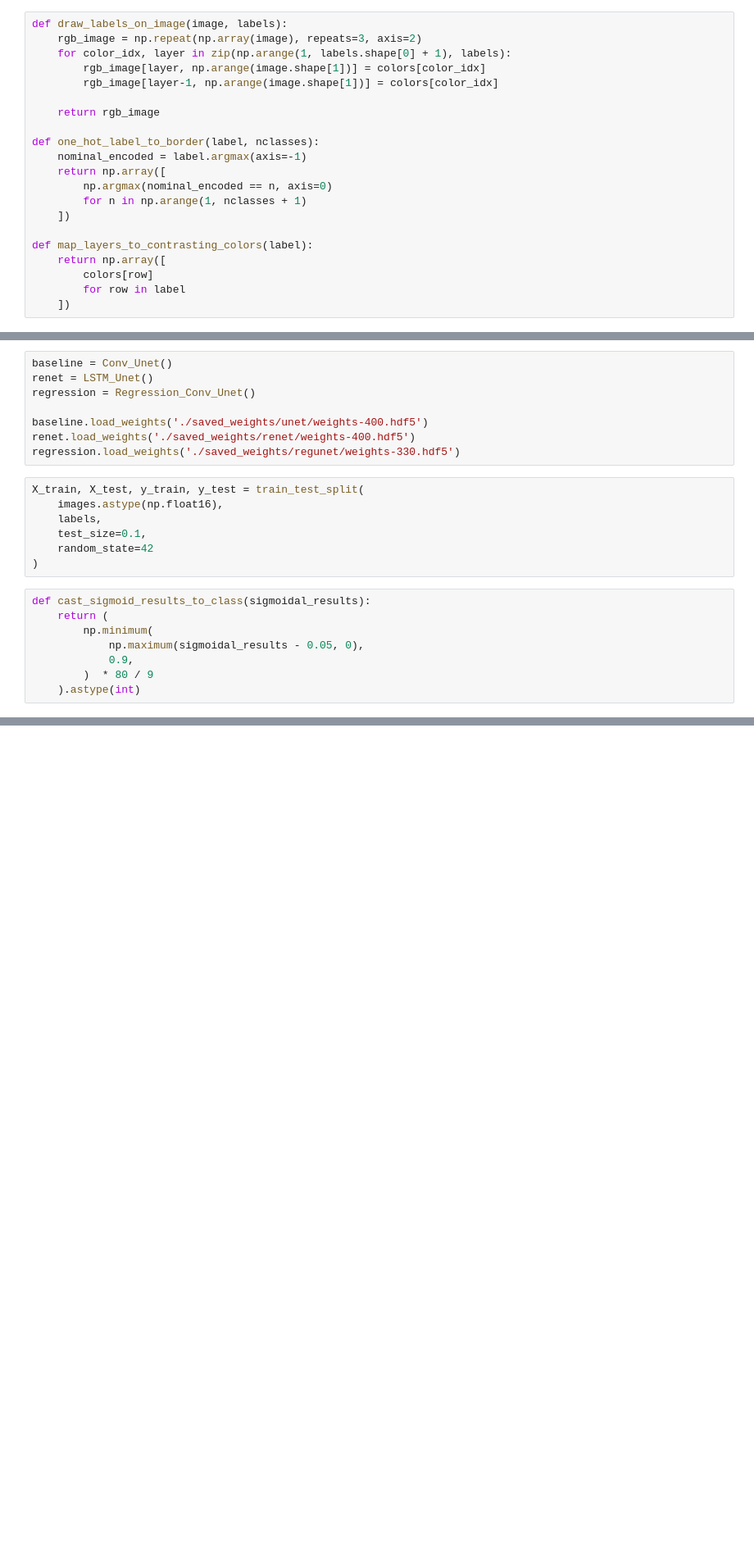
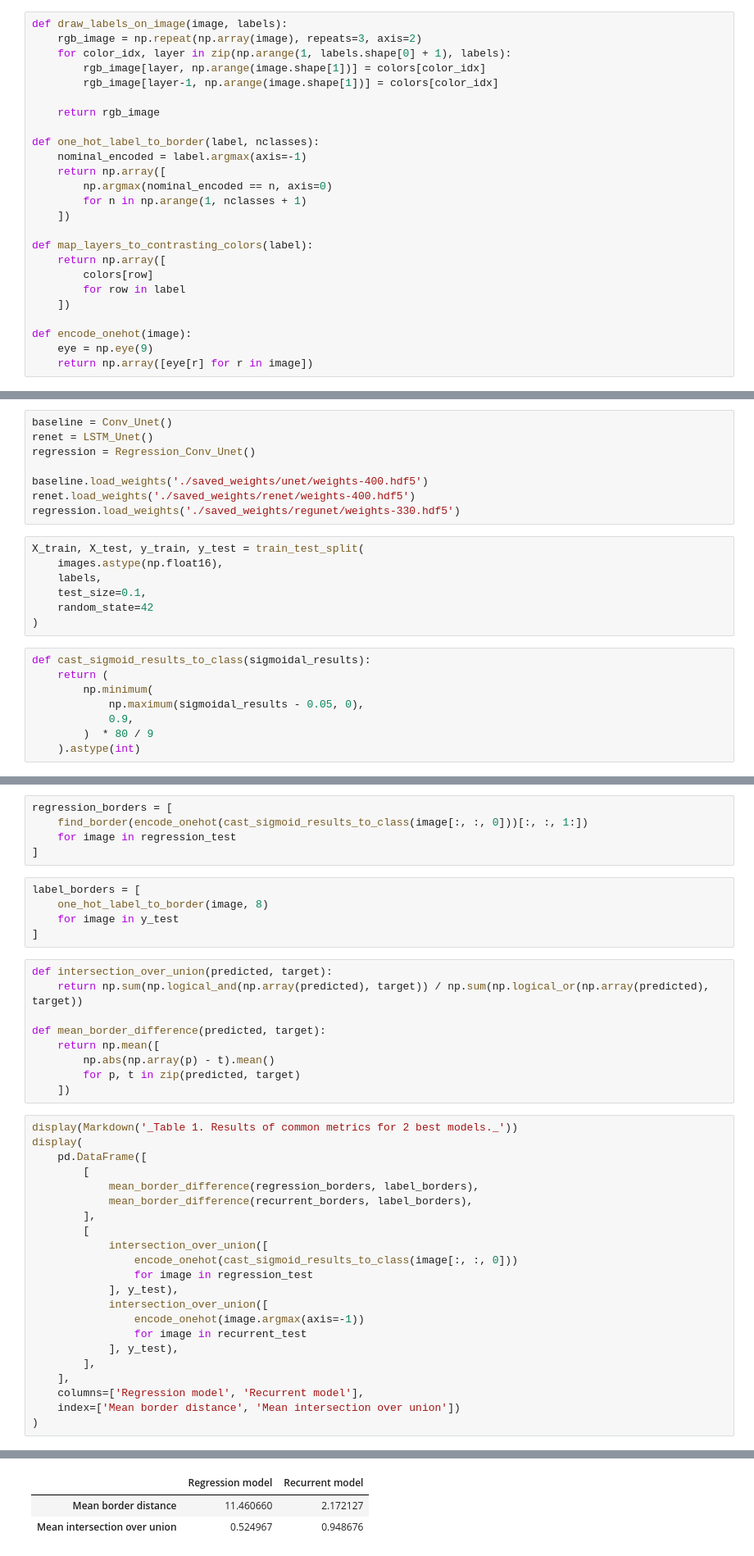
Before and after one commit to jberezowski/OCT_segmenting, a Jupyter notebook: results_comparison.ipynb, the cells around one changed output, grey strips where cells are left out. Shown at 82% size. Drawn from its saved outputs; the diff is of its cells as text; blank space fills up the shorter version.

```diff
--- a/results_comparison.ipynb
+++ b/results_comparison.ipynb
@@ -43,4 +56,8 @@ def map_layers_to_contrasting_colors(label):
         colors[row]
         for row in label
     ])
+
+def encode_onehot(image):
+    eye = np.eye(9)
+    return np.array([eye[r] for r in image])
 # %%
@@ -141,0 +203,42 @@ for data, correct_labeling, _ in zip(X_test, y_test, range(0, 10)):
+# %%
+regression_borders = [
+    find_border(encode_onehot(cast_sigmoid_results_to_class(image[:, :, 0]))[:, :, 1:])
+    for image in regression_test
+]
+# %%
+label_borders = [
+    one_hot_label_to_border(image, 8)
+    for image in y_test
+]
+# %%
+def intersection_over_union(predicted, target):
+    return np.sum(np.logical_and(np.array(predicted), target)) / np.sum(np.logical_or(np.array(predicted), target))
+
+def mean_border_difference(predicted, target):
+    return np.mean([
+        np.abs(np.array(p) - t).mean()
+        for p, t in zip(predicted, target)
+    ])
+# %%
+display(Markdown('_Table 1. Results of common metrics for 2 best models._'))
+display(
+    pd.DataFrame([
+        [
+            mean_border_difference(regression_borders, label_borders),
+            mean_border_difference(recurrent_borders, label_borders),
+        ],
+        [
+            intersection_over_union([
+                encode_onehot(cast_sigmoid_results_to_class(image[:, :, 0]))
+                for image in regression_test
+            ], y_test),
+            intersection_over_union([
+                encode_onehot(image.argmax(axis=-1))
+                for image in recurrent_test
+            ], y_test),
+        ],
+    ],
+    columns=['Regression model', 'Recurrent model'],
+    index=['Mean border distance', 'Mean intersection over union'])
+)
+# %% [output]
@@ -141,0 +246,3 @@ for data, correct_labeling, _ in zip(X_test, y_test, range(0, 10)):
+|  | Regression model | Recurrent model |
+| Mean border distance | 11.460660 | 2.172127 |
+| Mean intersection over union | 0.524967 | 0.948676 |
```
Also changed, not shown: parts of 14 cells of this notebook, 5 other files.
